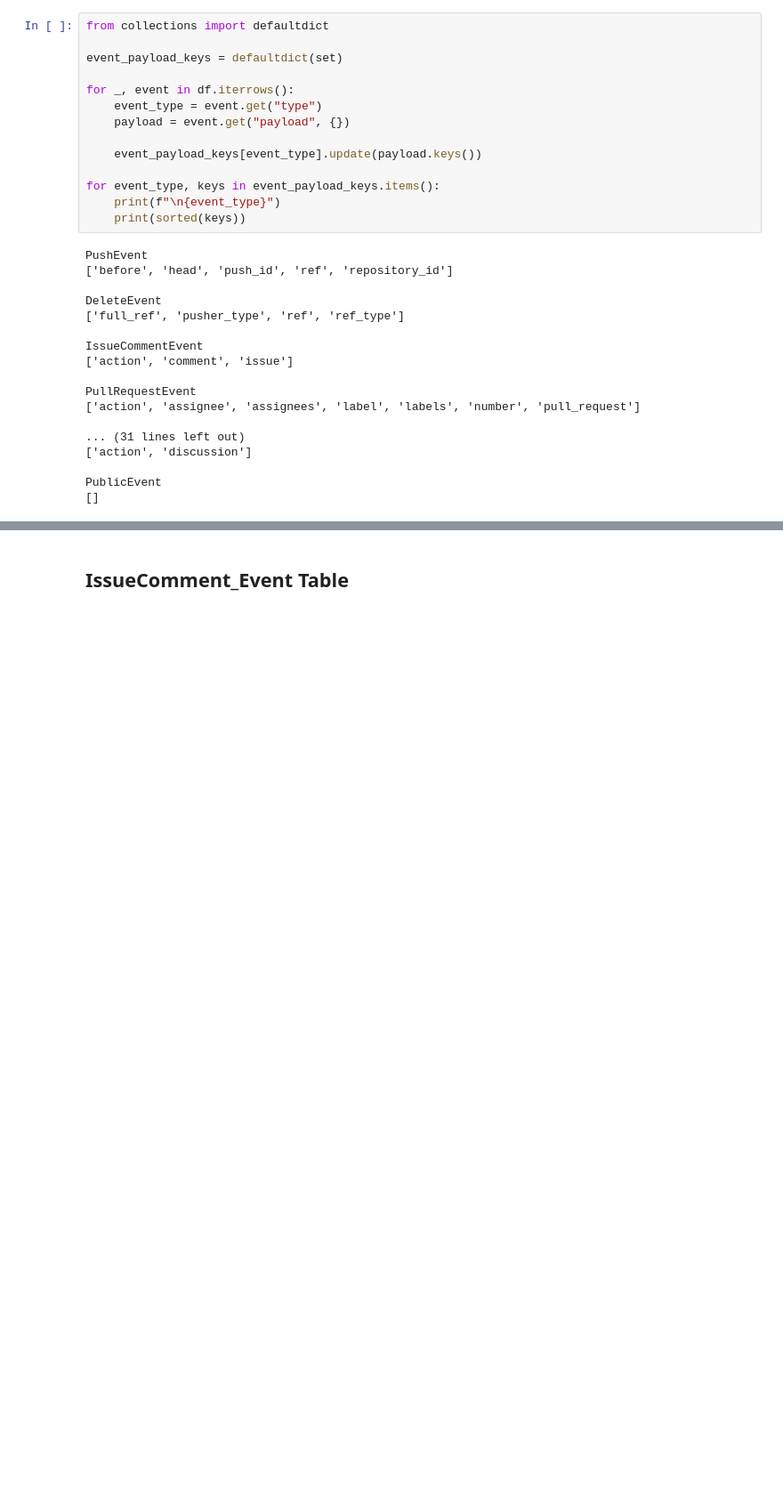
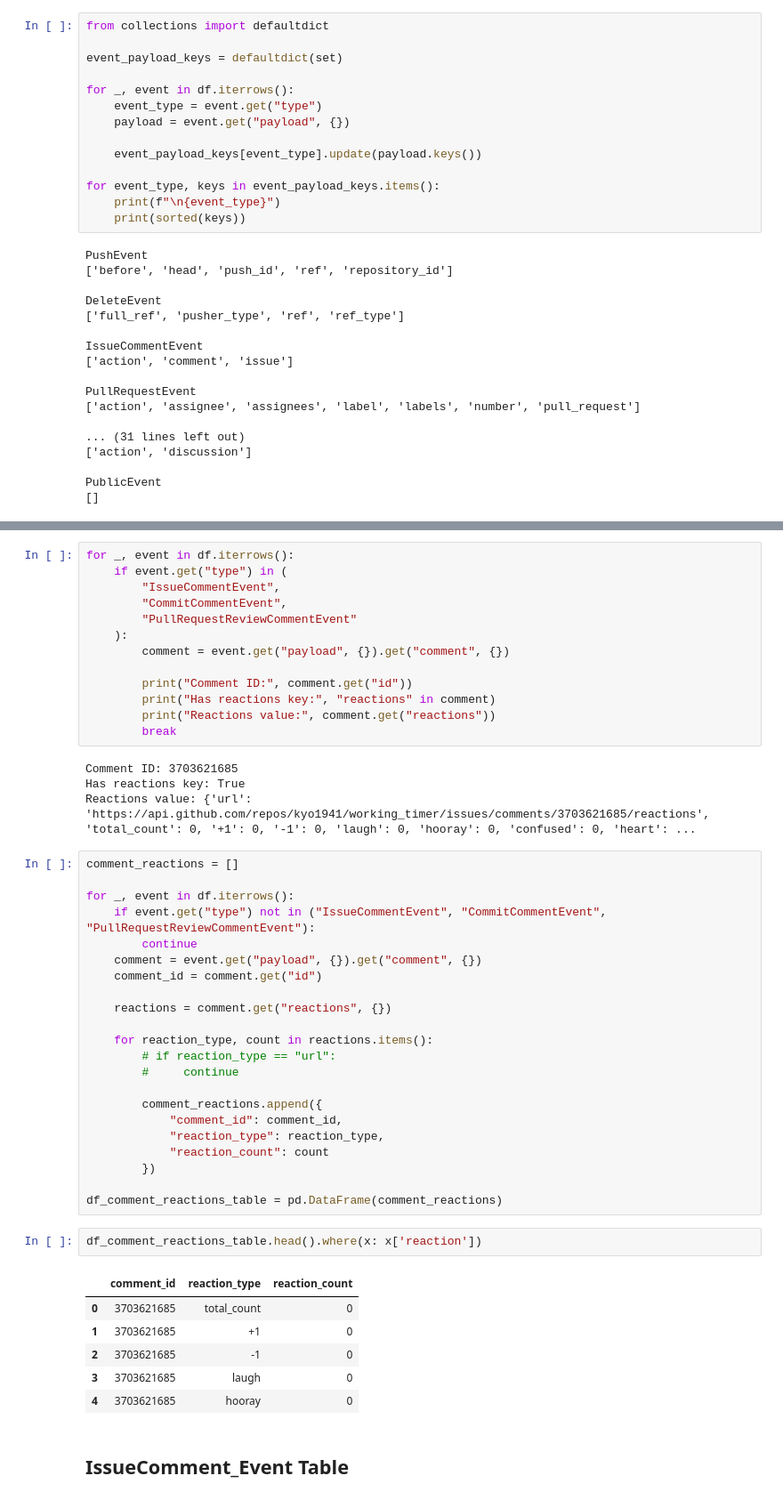
Before and after one commit to ShreyaCtrl/gharchive-data-platform, a Jupyter notebook: data-analysis.ipynb, the cells around one changed output, grey strips where cells are left out. Shown at 89% size. Drawn from its saved outputs; the diff is of its cells as text; blank space fills up the shorter version.

```diff
--- a/data-analysis.ipynb
+++ b/data-analysis.ipynb
@@ -1532,2 +1740,50 @@ PublicEvent
+# %%
+for _, event in df.iterrows():
+    if event.get("type") in (
+        "IssueCommentEvent",
+        "CommitCommentEvent",
+        "PullRequestReviewCommentEvent"
+    ):
+        comment = event.get("payload", {}).get("comment", {})
+
+        print("Comment ID:", comment.get("id"))
+        print("Has reactions key:", "reactions" in comment)
+        print("Reactions value:", comment.get("reactions"))
+        break
+# %% [output]
+Comment ID: 3703621685
+Has reactions key: True
+Reactions value: {'url': 'https://api.github.com/repos/kyo1941/working_timer/issues/comments/3703621685/reactions', 'total_count': 0, '+1': 0, '-1': 0, 'laugh': 0, 'hooray': 0, 'confused': 0, 'heart': ...
+# %%
+comment_reactions = []
+
+for _, event in df.iterrows():
+    if event.get("type") not in ("IssueCommentEvent", "CommitCommentEvent", "PullRequestReviewCommentEvent"):
+        continue
+    comment = event.get("payload", {}).get("comment", {})
+    comment_id = comment.get("id")
+
+    reactions = comment.get("reactions", {})
+
+    for reaction_type, count in reactions.items():
+        # if reaction_type == "url":
+        #     continue
+
+        comment_reactions.append({
+            "comment_id": comment_id,
+            "reaction_type": reaction_type,
+            "reaction_count": count
+        })
+
+df_comment_reactions_table = pd.DataFrame(comment_reactions)
+# %%
+df_comment_reactions_table.head().where(x: x['reaction'])
+# %% [output]
+|  | comment_id | reaction_type | reaction_count |
+| 0 | 3703621685 | total_count | 0 |
+| 1 | 3703621685 | +1 | 0 |
+| 2 | 3703621685 | -1 | 0 |
+| 3 | 3703621685 | laugh | 0 |
+| 4 | 3703621685 | hooray | 0 |
 # %% [markdown]
 ## IssueComment_Event Table
```
Also changed, not shown: parts of 46 cells of this notebook.
